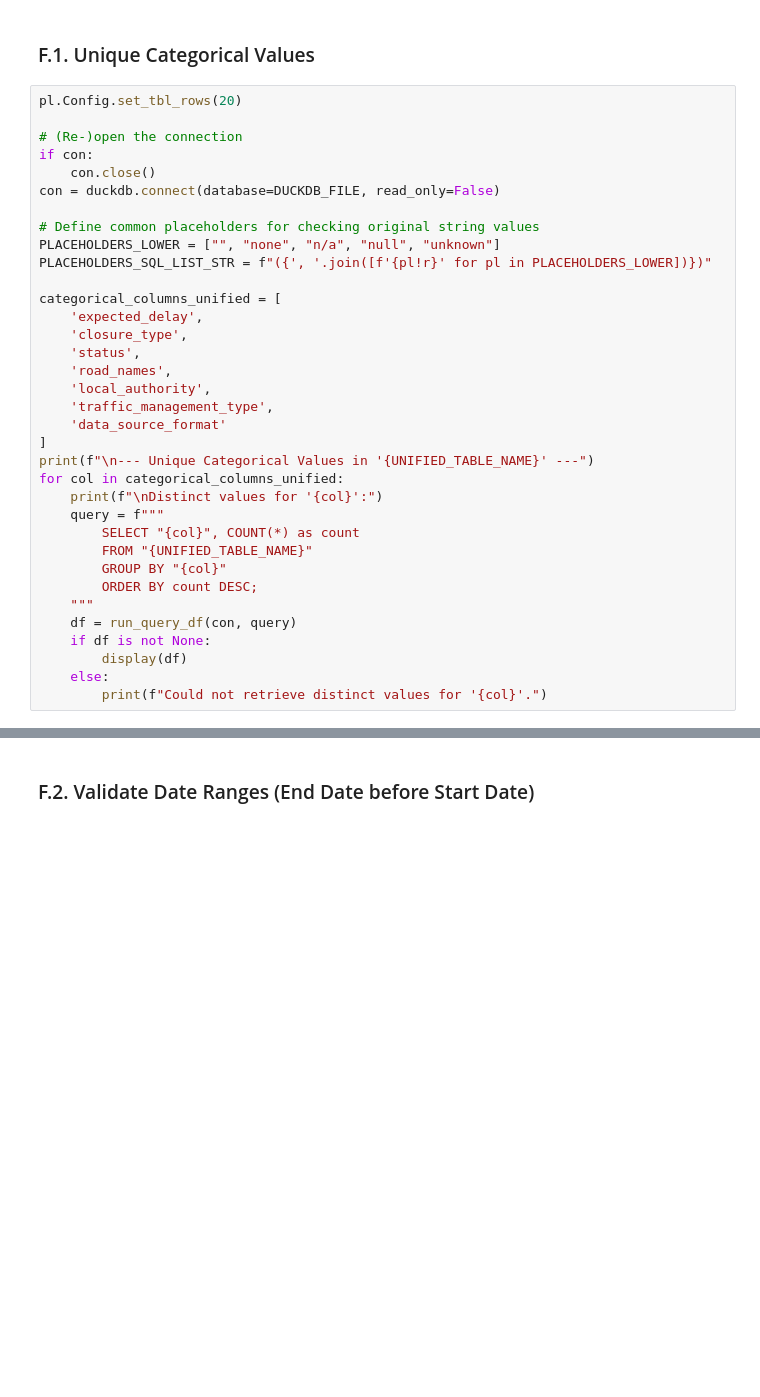
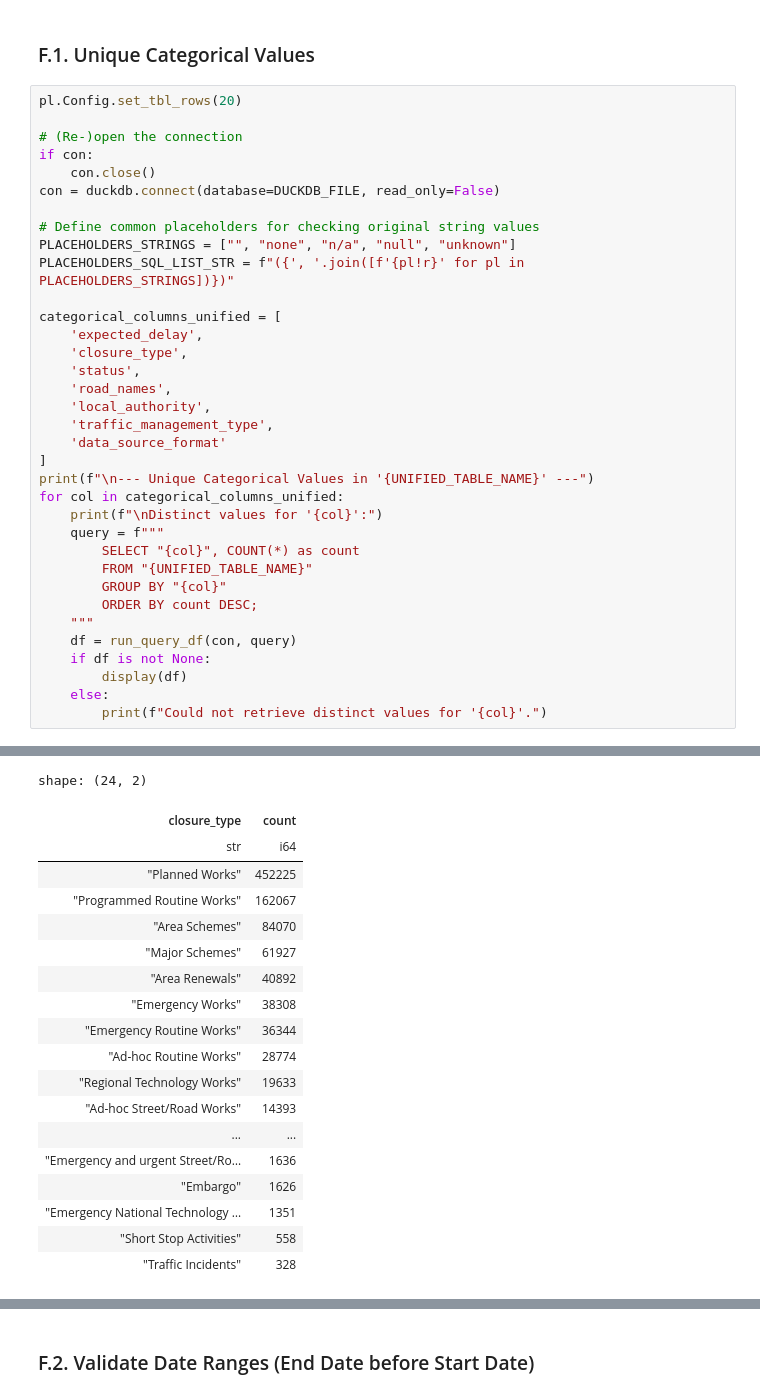
Before and after one commit to FlorisRX/UK_roadworks_XML_pipeline, a Jupyter notebook: XML-SQL_loader.ipynb, the cells around one changed output, grey strips where cells are left out. Drawn from its saved outputs; the diff is of its cells as text; blank space fills up the shorter version.

```diff
--- a/XML-SQL_loader.ipynb
+++ b/XML-SQL_loader.ipynb
@@ -513,8 +604,8 @@ if con:
 con = duckdb.connect(database=DUCKDB_FILE, read_only=False)
 
 # Define common placeholders for checking original string values
-PLACEHOLDERS_LOWER = ["", "none", "n/a", "null", "unknown"]
-PLACEHOLDERS_SQL_LIST_STR = f"({', '.join([f'{pl!r}' for pl in PLACEHOLDERS_LOWER])})"
+PLACEHOLDERS_STRINGS = ["", "none", "n/a", "null", "unknown"]
+PLACEHOLDERS_SQL_LIST_STR = f"({', '.join([f'{pl!r}' for pl in PLACEHOLDERS_STRINGS])})"
 
 categorical_columns_unified = [
     'expected_delay',
@@ -539,3 +630,4 @@ for col in categorical_columns_unified:
         display(df)
     else:
         print(f"Could not retrieve distinct values for '{col}'.")
+# %% [output]
@@ -541,0 +645,19 @@ for col in categorical_columns_unified:
+shape: (24, 2)
+| closure_type | count |
+| str | i64 |
+| "Planned Works" | 452225 |
+| "Programmed Routine Works" | 162067 |
+| "Area Schemes" | 84070 |
+| "Major Schemes" | 61927 |
+| "Area Renewals" | 40892 |
+| "Emergency Works" | 38308 |
+| "Emergency Routine Works" | 36344 |
+| "Ad-hoc Routine Works" | 28774 |
+| "Regional Technology Works" | 19633 |
+| "Ad-hoc Street/Road Works" | 14393 |
+| ... | ... |
+| "Emergency and urgent Street/Ro… | 1636 |
+| "Embargo" | 1626 |
+| "Emergency National Technology … | 1351 |
+| "Short Stop Activities" | 558 |
+| "Traffic Incidents" | 328 |
```
Also changed, not shown: parts of 19 cells of this notebook.
